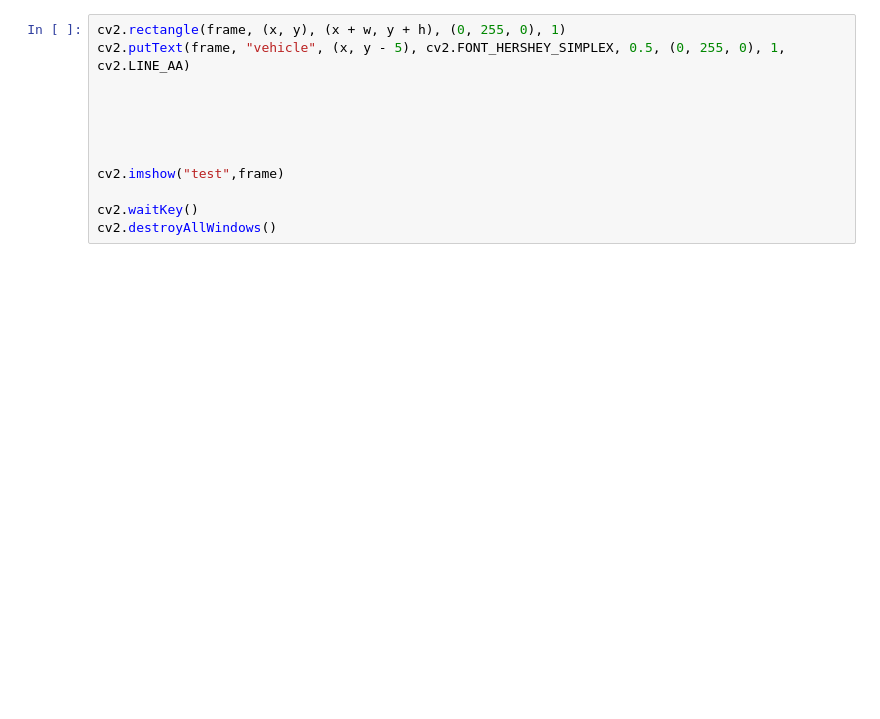
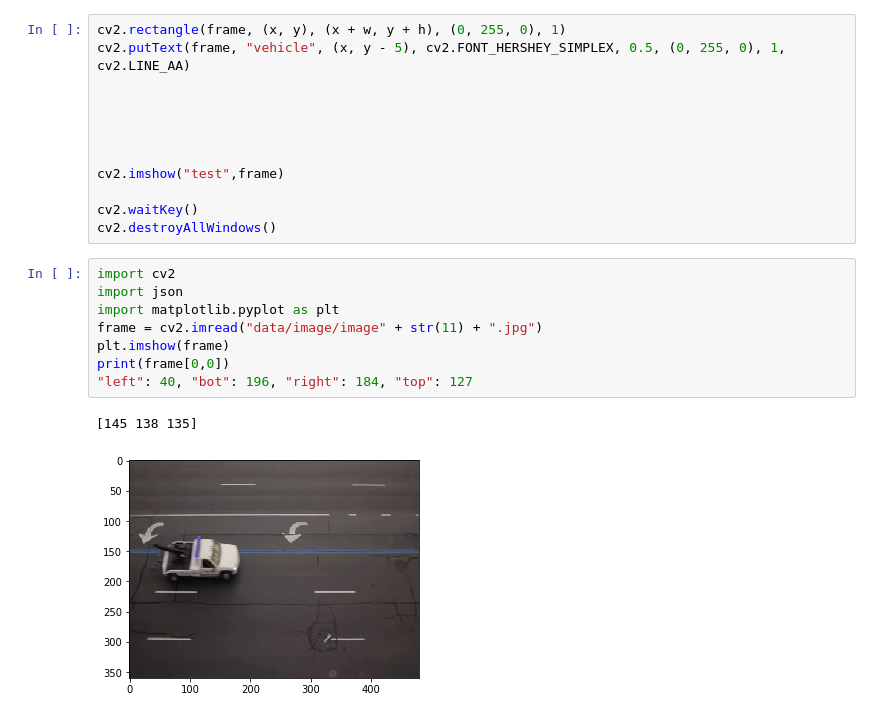
Before and after one commit to VALDOM-PROJET-TRANSVERSE-2019/Module4_VehicleTracking, a Jupyter notebook: test.ipynb, the cells around one changed output. Cells and saved outputs as stored; diff of their text form; blank space fills up the shorter version.

```diff
--- a/test.ipynb
+++ b/test.ipynb
@@ -25,3 +25,14 @@ cv2.imshow("test",frame)
 
 cv2.waitKey()
 cv2.destroyAllWindows()
+# %%
+import cv2
+import json
+import matplotlib.pyplot as plt
+frame = cv2.imread("data/image/image" + str(11) + ".jpg")
+plt.imshow(frame)
+print(frame[0,0])
+"left": 40, "bot": 196, "right": 184, "top": 127
+# %% [output]
+[145 138 135]
+[figure, added]
```
Also changed, not shown: parts of 5 cells of this notebook, 4 other files.
